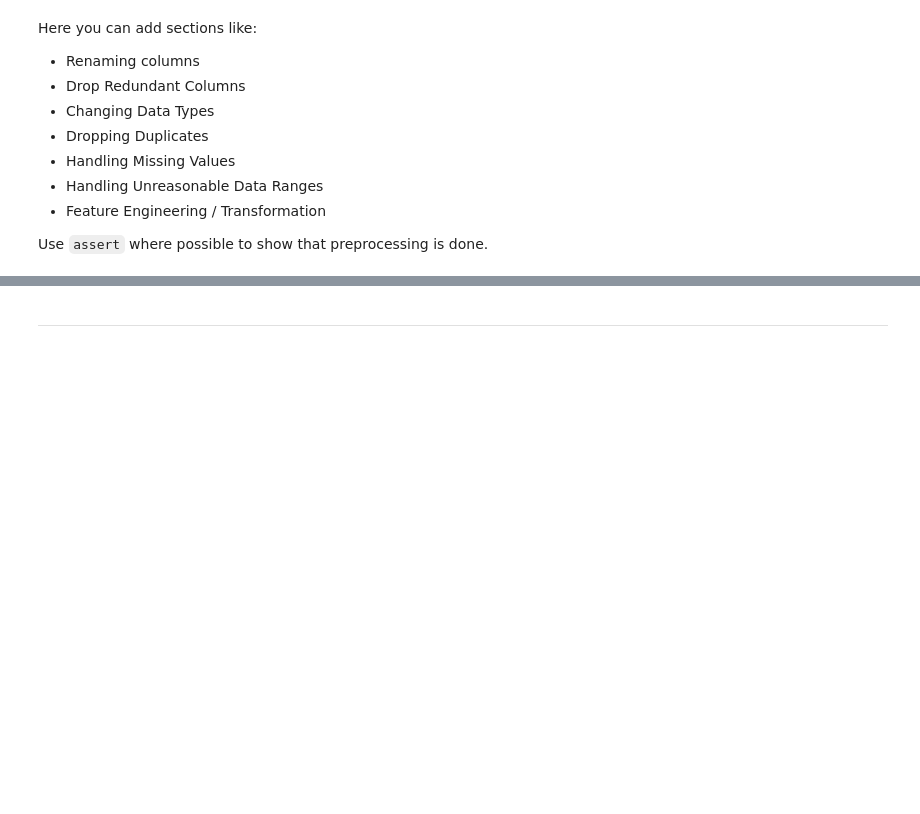
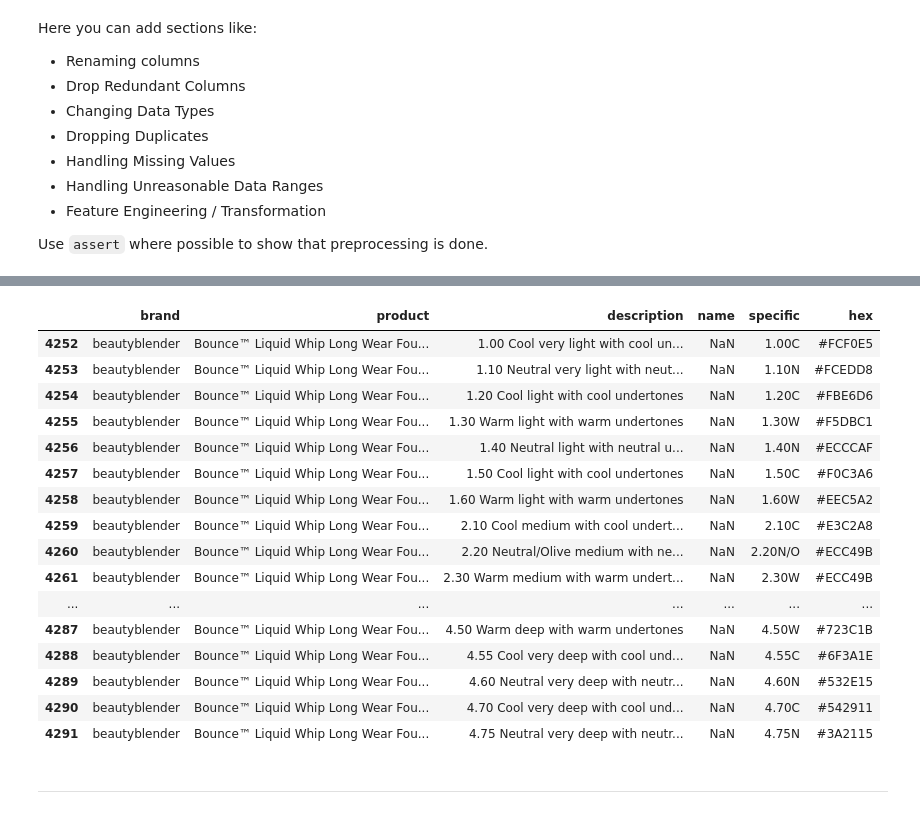
Before and after one commit to lindsev/Cosmetic-Shade-Diversity, a Jupyter notebook: notebooks/EDA.ipynb, the cells around one changed output, grey strips where cells are left out. Saved outputs shown, nothing was run; the diff lists cells and outputs as text; code cells hidden in the pictures; blank space fills up the shorter version.

```diff
--- a/notebooks/EDA.ipynb
+++ b/notebooks/EDA.ipynb
@@ -288,0 +533,8 @@ Use `assert` where possible to show that preprocessing is done.
+# %%
+sephora_dupes = all_shades.duplicated(subset=['brand','product','name'], keep=False) & all_shades['name'].notna()
+sephora_dupes = all_shades[sephora_dupes]
+sephora_dupes = sephora_dupes[sephora_dupes['brand']=='sephora collection']
+all_shades.loc[sephora_dupes.index, 'name'] = sephora_dupes['name'] + ' ' + sephora_dupes['specific']
+
+#Verifying changes
+all_shades[all_shades['brand'] == 'sephora collection']
@@ -288,0 +555,8 @@ Use `assert` where possible to show that preprocessing is done.
+# %%
+pat_dupes = all_shades.duplicated(subset=['brand','product','name'], keep=False) & all_shades['name'].notna()
+pat_dupes = all_shades[pat_dupes]
+pat_dupes = pat_dupes[pat_dupes['brand']=='pat mcgrath labs']
+all_shades.loc[pat_dupes.index, 'name'] = pat_dupes['name'] + ' ' + pat_dupes['specific']
+
+#Verifying changes
+all_shades[(all_shades['brand'] == 'pat mcgrath labs') & all_shades.duplicated(subset=['brand', 'product', 'name'], keep=False) & all_shades['name'].notna()]
@@ -288,0 +565,9 @@ Use `assert` where possible to show that preprocessing is done.
+# %%
+beaute_bakerie = all_shades[all_shades['brand']=='beauty bakerie']
+bakerie_specific = {'Warm': 'W', 'Neutral': 'N', 'Cool': 'C', 'Warm Neutral': 'WN', 'Cool Neutral': 'CN'}
+
+for index, row in beaute_bakerie.iterrows():
+    specific_suffix = bakerie_specific.get(row['name'], row['name'][0])
+    all_shades.at[index, 'specific'] = row['specific'] + specific_suffix
+
+all_shades.loc[beaute_bakerie.index, 'name'] = np.nan
@@ -289,3 +585,28 @@ Use `assert` where possible to show that preprocessing is done.
+# %%
+beautyblender = all_shades[all_shades['brand']=='beautyblender']
+bb_specific = {'Warm': 'W', 'Neutral': 'N', 'Cool': 'C', 'Neutral/Olive': 'N/O', 'Cool/Olive': 'C/O', 'Warm/Olive': 'W/O'}
+all_shades.loc[beautyblender.index, 'specific'] = beautyblender.apply(lambda row: row['specific'] + bb_specific.get(row['name'], row['name'][0]), axis=1)
+all_shades.loc[beautyblender.index, 'name'] = np.nan
+# %%
+all_shades[all_shades['brand']=='beautyblender']
+# %% [output]
+|  | brand | product | description | name | specific | hex |
+| 4252 | beautyblender | Bounce™ Liquid Whip Long Wear Fou... | 1.00 Cool very light with cool un... | NaN | 1.00C | #FCF0E5 |
+| 4253 | beautyblender | Bounce™ Liquid Whip Long Wear Fou... | 1.10 Neutral very light with neut... | NaN | 1.10N | #FCEDD8 |
+| 4254 | beautyblender | Bounce™ Liquid Whip Long Wear Fou... | 1.20 Cool light with cool undertones | NaN | 1.20C | #FBE6D6 |
+| 4255 | beautyblender | Bounce™ Liquid Whip Long Wear Fou... | 1.30 Warm light with warm undertones | NaN | 1.30W | #F5DBC1 |
+| 4256 | beautyblender | Bounce™ Liquid Whip Long Wear Fou... | 1.40 Neutral light with neutral u... | NaN | 1.40N | #ECCCAF |
+| 4257 | beautyblender | Bounce™ Liquid Whip Long Wear Fou... | 1.50 Cool light with cool undertones | NaN | 1.50C | #F0C3A6 |
+| 4258 | beautyblender | Bounce™ Liquid Whip Long Wear Fou... | 1.60 Warm light with warm undertones | NaN | 1.60W | #EEC5A2 |
+| 4259 | beautyblender | Bounce™ Liquid Whip Long Wear Fou... | 2.10 Cool medium with cool undert... | NaN | 2.10C | #E3C2A8 |
+| 4260 | beautyblender | Bounce™ Liquid Whip Long Wear Fou... | 2.20 Neutral/Olive medium with ne... | NaN | 2.20N/O | #ECC49B |
+| 4261 | beautyblender | Bounce™ Liquid Whip Long Wear Fou... | 2.30 Warm medium with warm undert... | NaN | 2.30W | #ECC49B |
+| ... | ... | ... | ... | ... | ... | ... |
+| 4287 | beautyblender | Bounce™ Liquid Whip Long Wear Fou... | 4.50 Warm deep with warm undertones | NaN | 4.50W | #723C1B |
+| 4288 | beautyblender | Bounce™ Liquid Whip Long Wear Fou... | 4.55 Cool very deep with cool und... | NaN | 4.55C | #6F3A1E |
+| 4289 | beautyblender | Bounce™ Liquid Whip Long Wear Fou... | 4.60 Neutral very deep with neutr... | NaN | 4.60N | #532E15 |
+| 4290 | beautyblender | Bounce™ Liquid Whip Long Wear Fou... | 4.70 Cool very deep with cool und... | NaN | 4.70C | #542911 |
+| 4291 | beautyblender | Bounce™ Liquid Whip Long Wear Fou... | 4.75 Neutral very deep with neutr... | NaN | 4.75N | #3A2115 |
 # %%
 # # Get unique values of interested columns
 # cols = []
```
Also changed, not shown: parts of 71 cells of this notebook, 3 other files.
